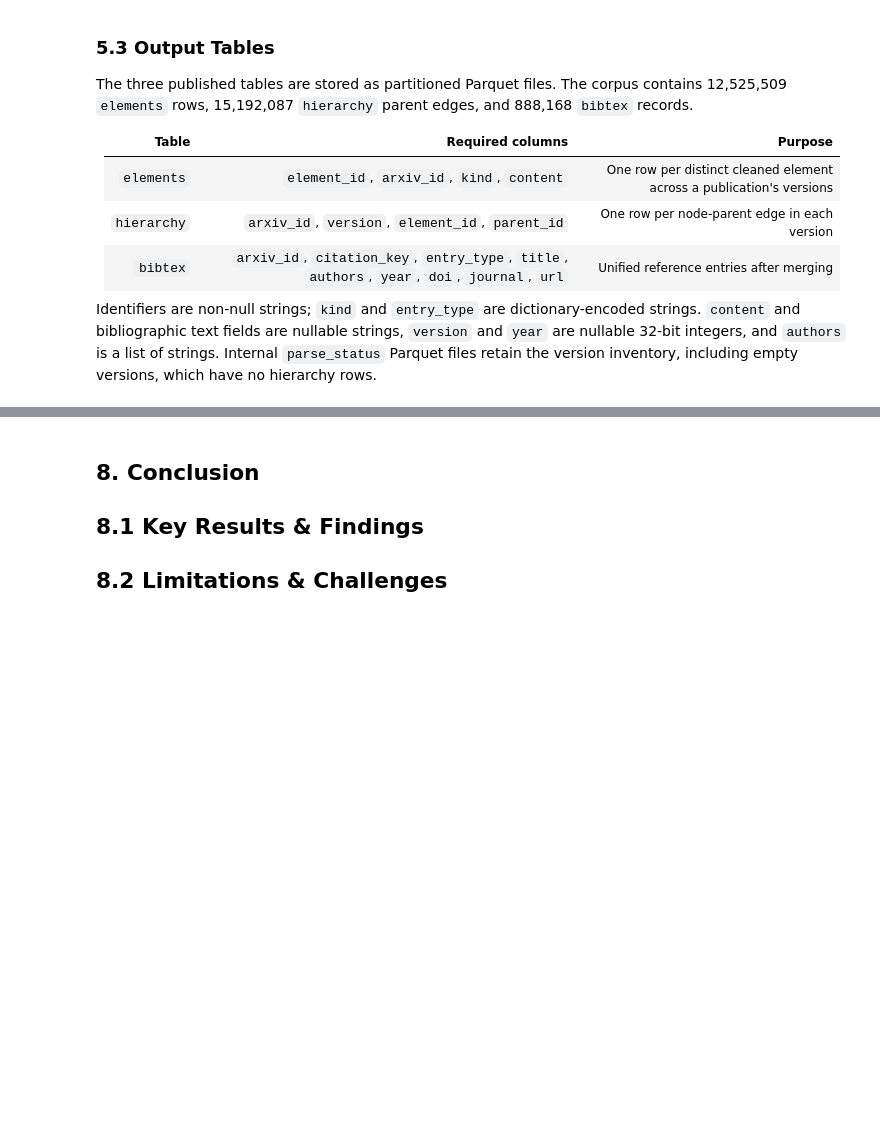
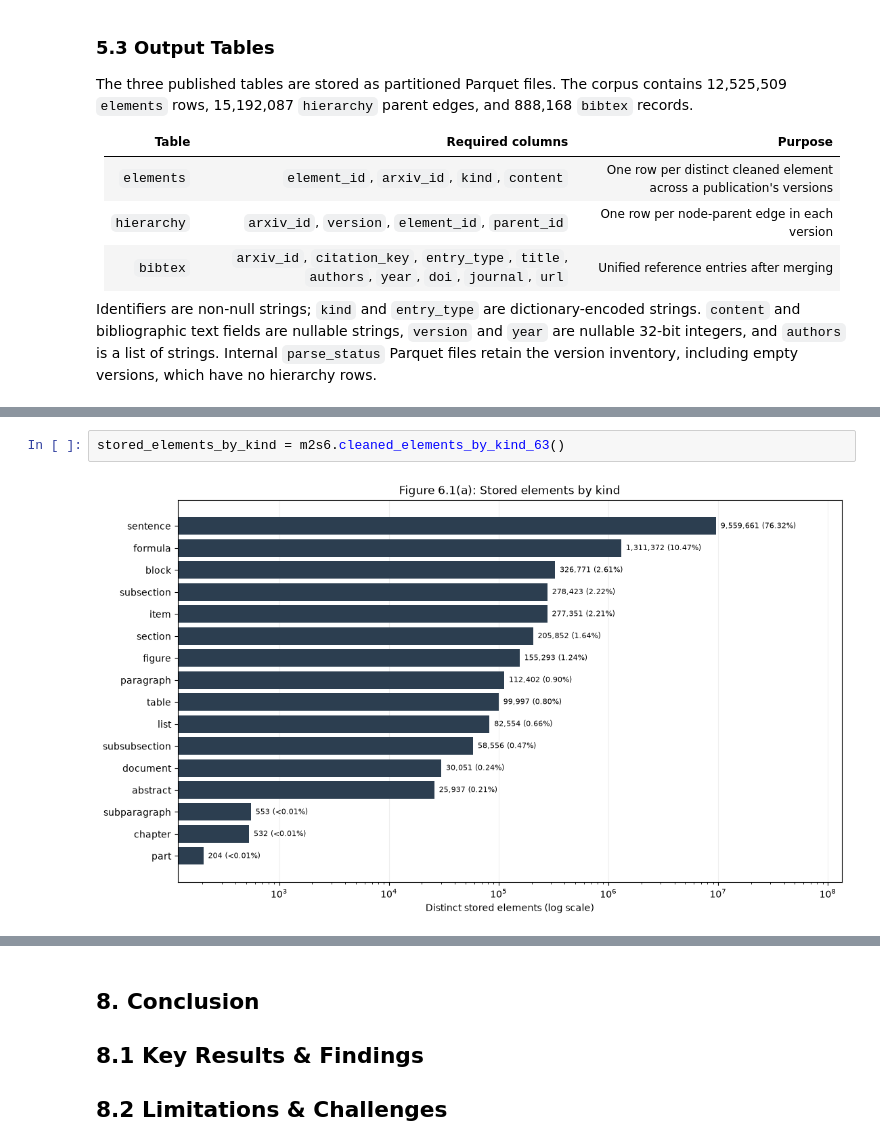
Before and after one commit to DuyNhat1705/Intro2DS-Group3-Report, a Jupyter notebook: Reports/Report2.ipynb, the cells around one changed output, grey strips where cells are left out. Cells and saved outputs as stored; diff of their text form; blank space fills up the shorter version.

```diff
--- a/Reports/Report2.ipynb
+++ b/Reports/Report2.ipynb
@@ -445,0 +390,4 @@ Discuss bottlenecks and the relationship between source size, number of versions
+# %%
+stored_elements_by_kind = m2s6.cleaned_elements_by_kind_63()
+# %% [output]
+[figure, added]
```
Also changed, not shown: parts of 54 cells of this notebook, 5 other files.
